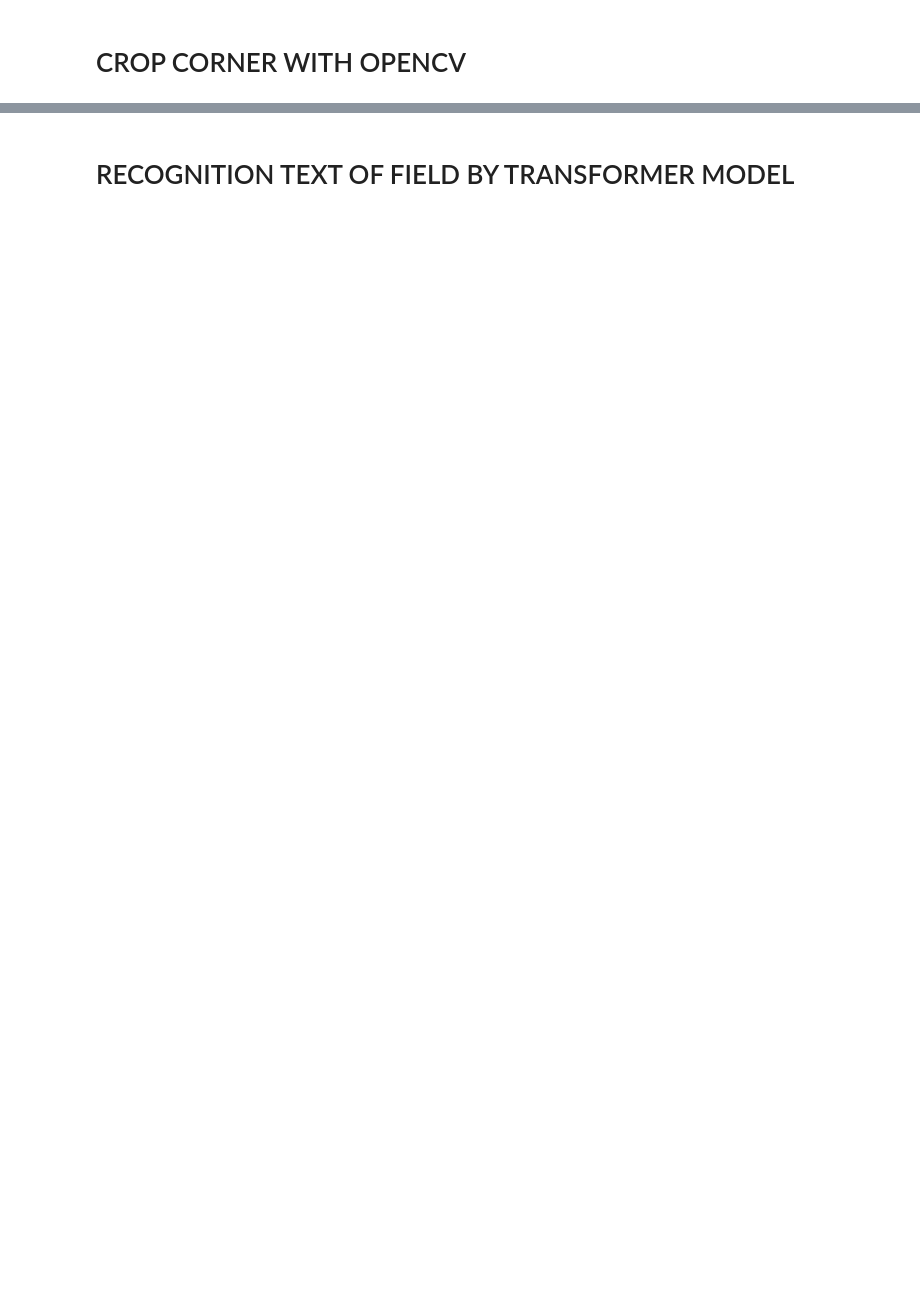
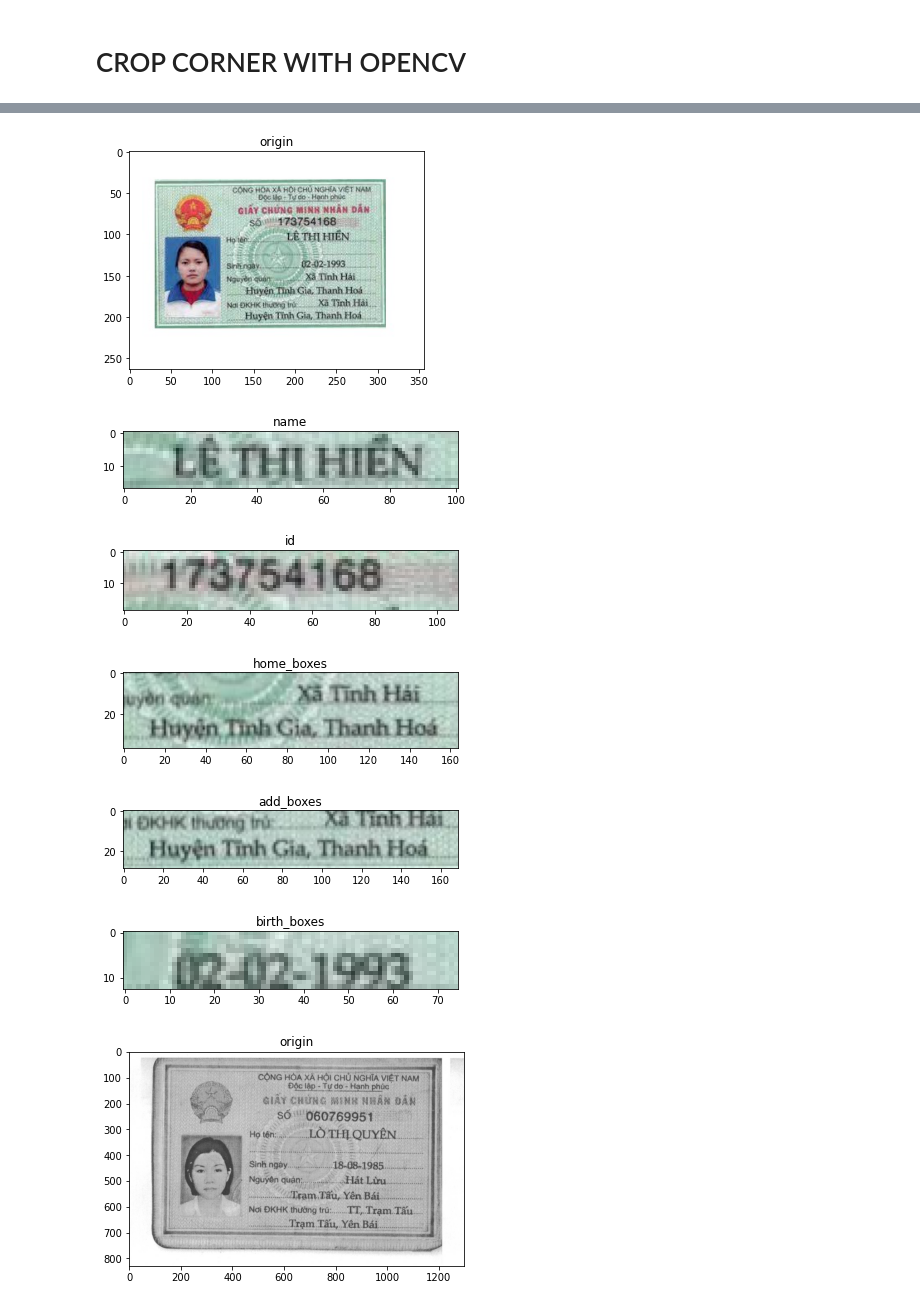
Before and after one commit to dnguyenngoc/web-scan, a Jupyter notebook: notebook/wb_predict_identity_card.ipynb, the cells around one changed output, grey strips where cells are left out. Cells and saved outputs as stored; diff of their text form; code cells hidden in the pictures; blank space fills up the shorter version.

```diff
--- a/notebook/wb_predict_identity_card.ipynb
+++ b/notebook/wb_predict_identity_card.ipynb
@@ -50,16 +27,2 @@ list_class_init = set(list(category_index.keys()))
 # %% [markdown]
 # CROP CORNER WITH OPENCV
-# %%
-# LOAD IMAGE TEST
-img = ocr_helpers.read_image_from_dir(r'/home/pot/Desktop/web-scan/test_data/discharge_record/7.jpg')
-img = np.asarray(img)
-
-# CROP CORNER
-edges_image = corner_utils.edges_det(img)
-edges_image = cv2.morphologyEx(edges_image, cv2.MORPH_CLOSE, np.ones((5, 11)))
-page_contour =  corner_utils.find_page_contours(edges_image)
-page_contour =  corner_utils.four_corners_sort(page_contour)
-crop_image = corner_utils.persp_transform(img, page_contour)
-image = ocr_helpers.resize(crop_image)
-image_end = Image.fromarray(np.uint8(image)).convert('RGB')
-image_with_detections = image.copy()
@@ -185,2 +28,0 @@ for i in range(len(boxes)):
-# %% [markdown]
-# RECOGNITION TEXT OF FIELD BY TRANSFORMER MODEL
@@ -238,0 +79,14 @@ text_recognition_giay_ra_vien(boxes, list_ignore, image, category_index)
+# %%
+%matplotlib inline
+mau = '/home/pot/Desktop/web-scan/test_data/identity_card/cmnd_mau.jpg'
+no_mau = '/home/pot/Desktop/web-scan/test_data/identity_card/cmnd_no_mau.jpg'
+make_image(mau)
+make_image(no_mau)
+# %% [output]
+[figure, added]
+[figure, added]
+[figure, added]
+[figure, added]
+[figure, added]
+[figure, added]
+[figure, added]
```
Also changed, not shown: parts of 12 cells of this notebook, 26 other files.
